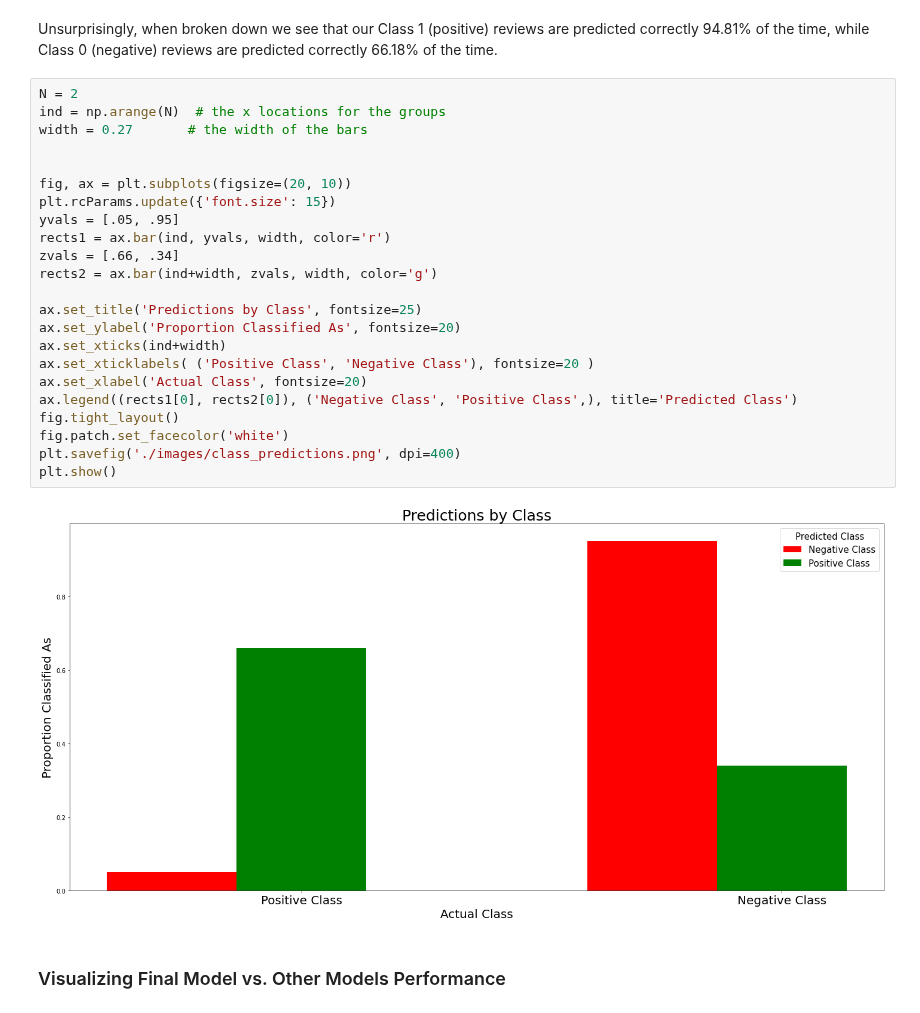
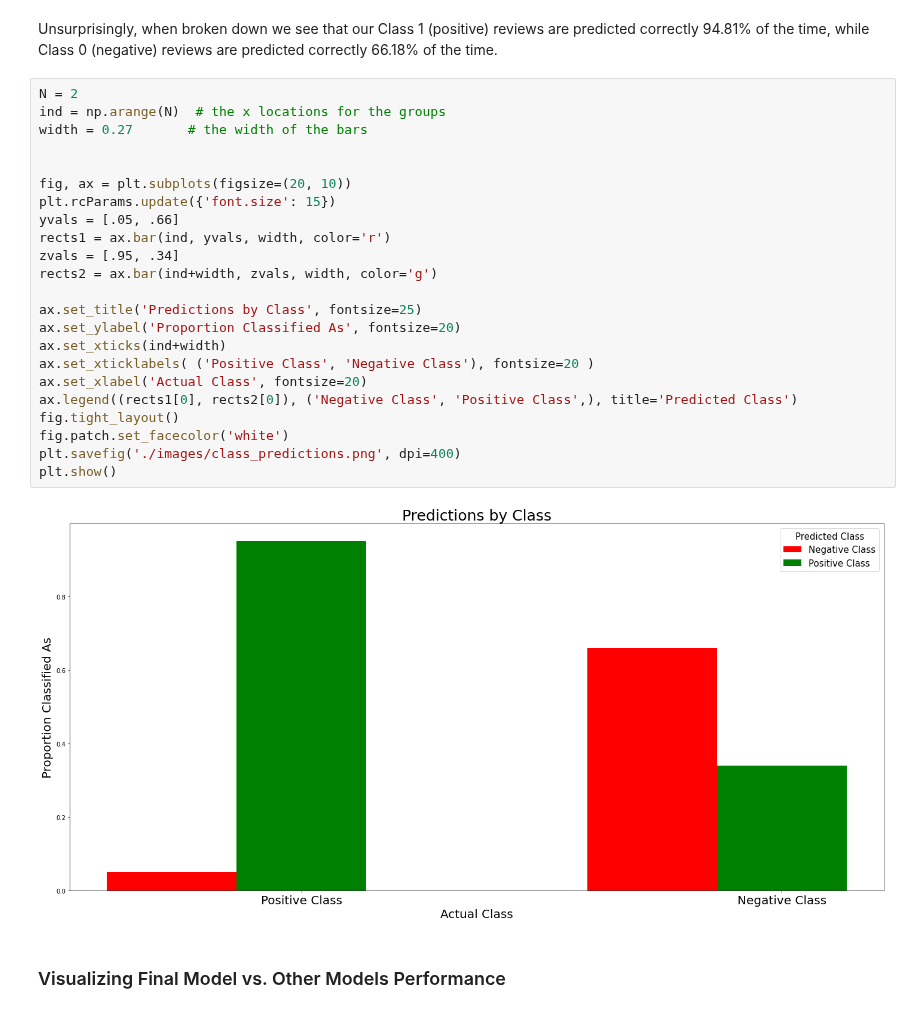
Before and after one commit to jlc0512/Utilizing-E-Commerce-Reviews-to-Predict-Comment-Sentiments, a Jupyter notebook: final_model_tuning.ipynb, the cells around one changed output. Drawn from its saved outputs; the diff is of its cells as text.

Commit message:
fixing typos in markdown, fixing class predictions graph

```diff
--- a/final_model_tuning.ipynb
+++ b/final_model_tuning.ipynb
@@ -1293,28 +1297,28 @@ Unsurprisingly, when broken down we see that our Class 1 (positive) reviews are
 # %%
 N = 2
 ind = np.arange(N)  # the x locations for the groups
 width = 0.27       # the width of the bars
 
 
 fig, ax = plt.subplots(figsize=(20, 10))
 plt.rcParams.update({'font.size': 15})
-yvals = [.05, .95]
+yvals = [.05, .66]
 rects1 = ax.bar(ind, yvals, width, color='r')
-zvals = [.66, .34]
+zvals = [.95, .34]
 rects2 = ax.bar(ind+width, zvals, width, color='g')
 
 ax.set_title('Predictions by Class', fontsize=25)
 ax.set_ylabel('Proportion Classified As', fontsize=20)
 ax.set_xticks(ind+width)
 ax.set_xticklabels( ('Positive Class', 'Negative Class'), fontsize=20 )
 ax.set_xlabel('Actual Class', fontsize=20)
 ax.legend((rects1[0], rects2[0]), ('Negative Class', 'Positive Class',), title='Predicted Class')
 fig.tight_layout()
 fig.patch.set_facecolor('white')
 plt.savefig('./images/class_predictions.png', dpi=400)
 plt.show()
 # %% [output]
-[figure, old version]
+[figure, new version]
 # %% [markdown]
 ### Visualizing Final Model vs. Other Models Performance
 # %% [markdown]
```
Also changed, not shown: parts of 26 cells of this notebook, 1 other file.
